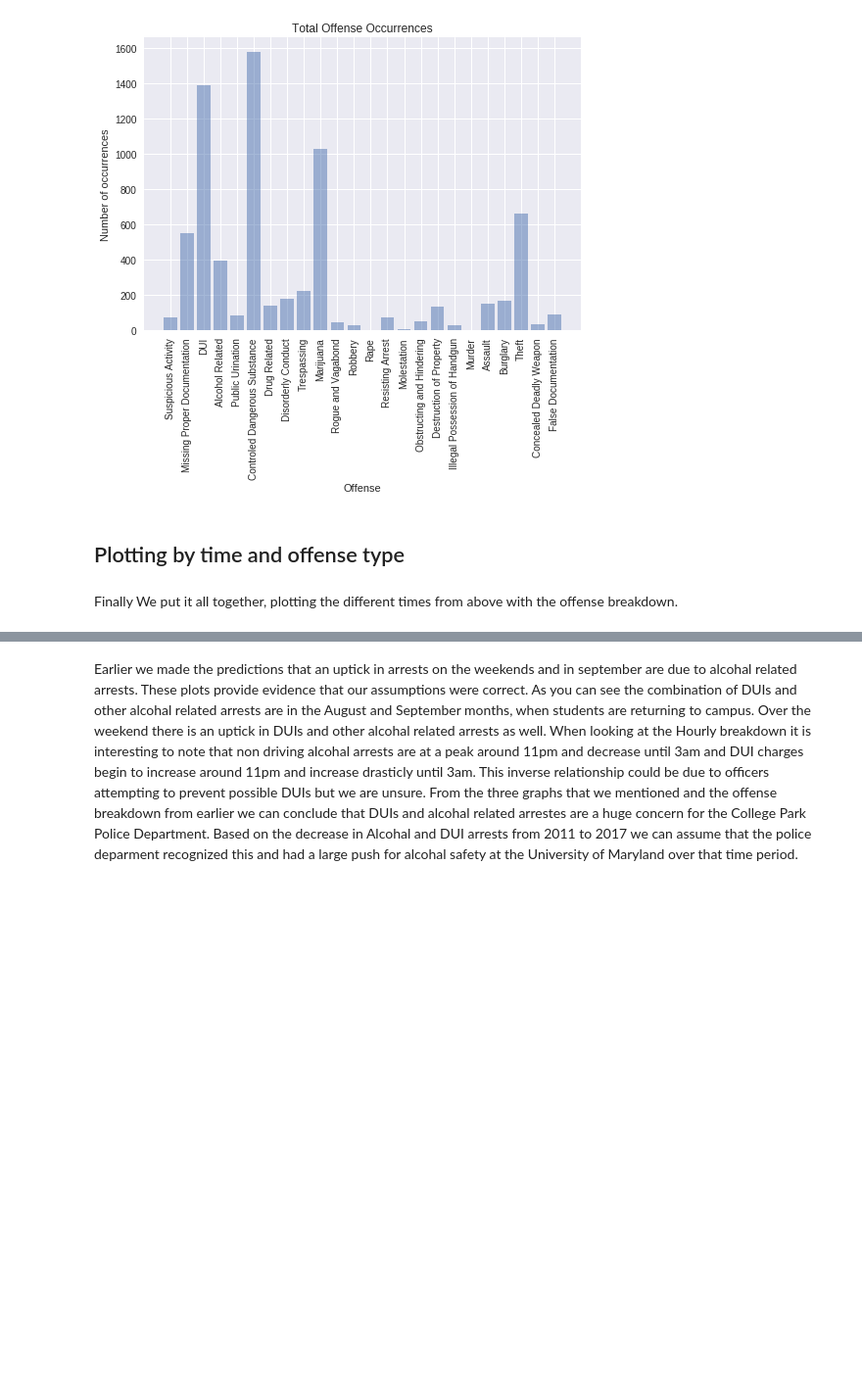
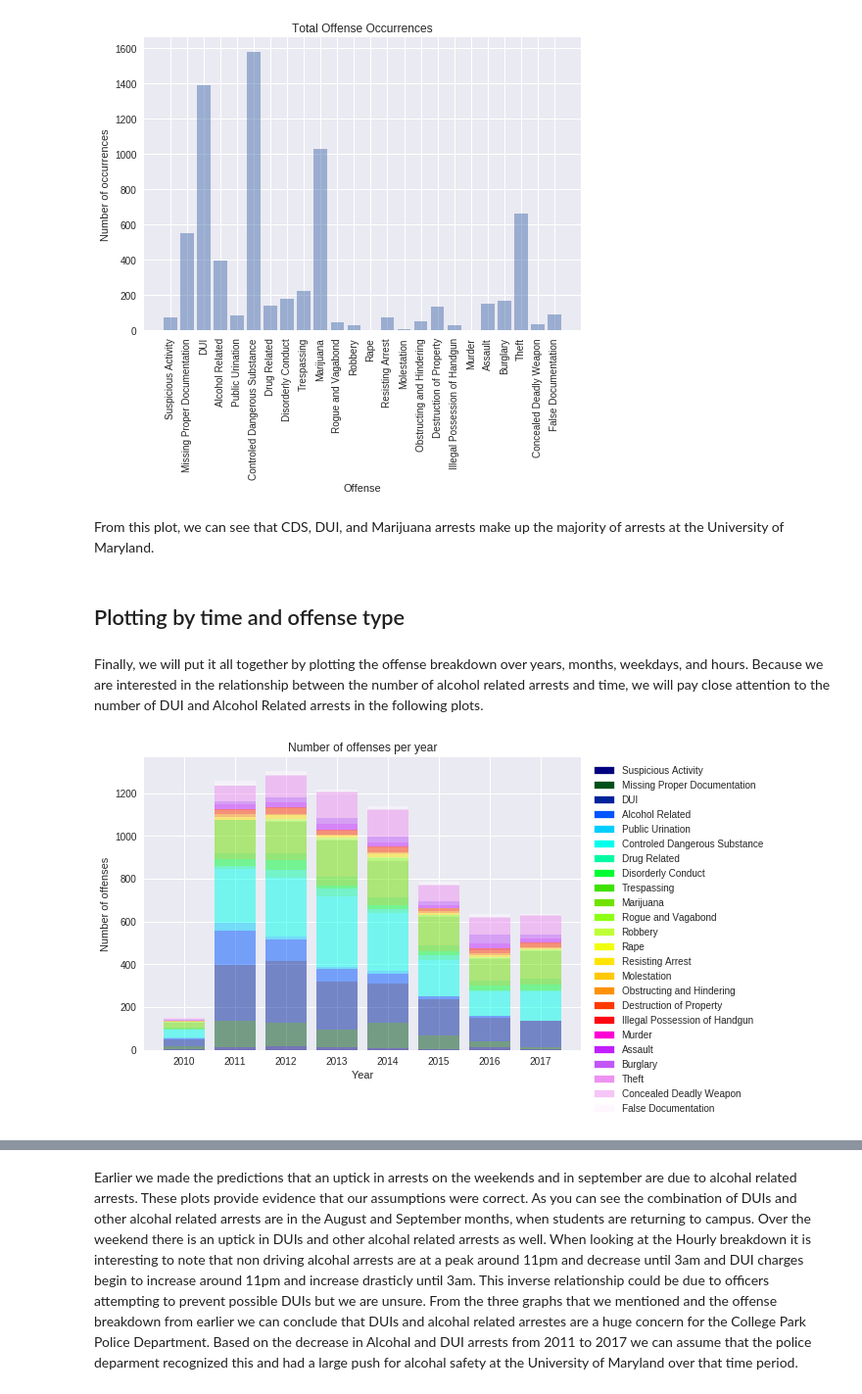
Before and after one commit to NathanOstrander18/college-park-arrests, a Jupyter notebook: final-project.ipynb, the cells around one changed output, grey strips where cells are left out. Shown: that part at 98% size. Saved outputs shown, nothing was run; the diff lists cells and outputs as text; code cells hidden in the pictures; blank space fills up the shorter version.

```diff
--- a/final-project.ipynb
+++ b/final-project.ipynb
@@ -322,7 +340,9 @@ plt.xticks(range(len(num_offenses)), num_offenses.keys(), rotation='vertical')
 plt.show()
 # %% [output]
 [figure]
+# %% [markdown]
+From this plot, we can see that CDS, DUI, and Marijuana arrests make up the majority of arrests at the University of Maryland.
 # %% [markdown]
 <h2>Plotting by time and offense type</h2>
-# %% [markdown]
-Finally We put it all together, plotting the different times from above with the offense breakdown.
+# %% [markdown]
+Finally, we will put it all together by plotting the offense breakdown over years, months, weekdays, and hours. Because we are interested in the relationship between the number of alcohol related arrests and time, we will pay close attention to the number of DUI and Alcohol Related arrests in the following plots.
@@ -328,0 +352,36 @@ Finally We put it all together, plotting the different times from above with the
+# %%
+# Creating a plot breaking down the offense type for each year over the 7 year period
+plt.close('all')
+
+year_offenses = {}
+
+for offense_name in list(num_offenses.keys()):
+    year_offenses[offense_name] = []
+    for i in range(0,8):
+        year_offenses[offense_name].append(0)
+
+fig, ax = plt.subplots()
+plt.title('Number of offenses per year')
+plt.ylabel('Number of offenses')
+plt.xlabel('Year')
+
+color = 0
+for index, row in dataframe.iterrows():
+    for offense in row['offense_types']:
+        year_offenses[offense][row['date_time'].year-2010]+= 1
+
+legend = []
+for offense in num_offenses.keys():
+    if(color == 0):
+        plt.bar(range(2010,2018), year_offenses[offense], align='center', alpha=0.5, color = cm.colors.to_hex(offense_colors[color]))
+        prev = np.array(year_offenses[offense])
+    else:
+        plt.bar(range(2010,2018), year_offenses[offense], align='center', alpha=0.5, color = cm.colors.to_hex(offense_colors[color]), bottom=prev)
+        prev = prev + np.array(year_offenses[offense])
+    legend.append(mpatches.Patch(color=cm.colors.to_hex(offense_colors[color]), label=offense))
+    color += 1
+
+plt.legend(handles=legend, bbox_to_anchor=(1.01, 1), loc='upper left')
+plt.show()
+# %% [output]
+[figure, added]
```
Also changed, not shown: parts of 7 cells of this notebook.
